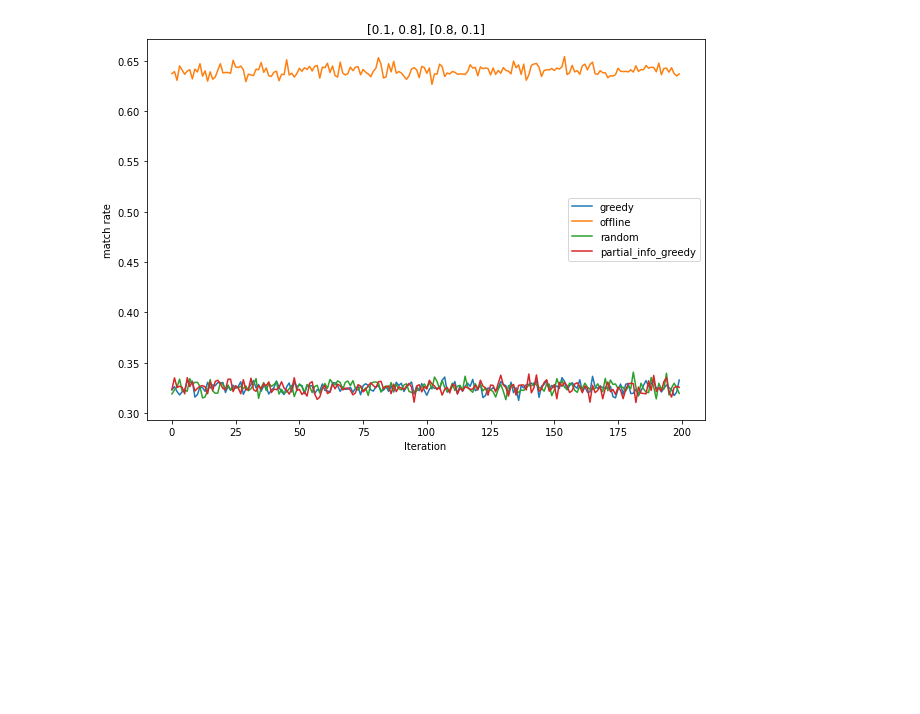
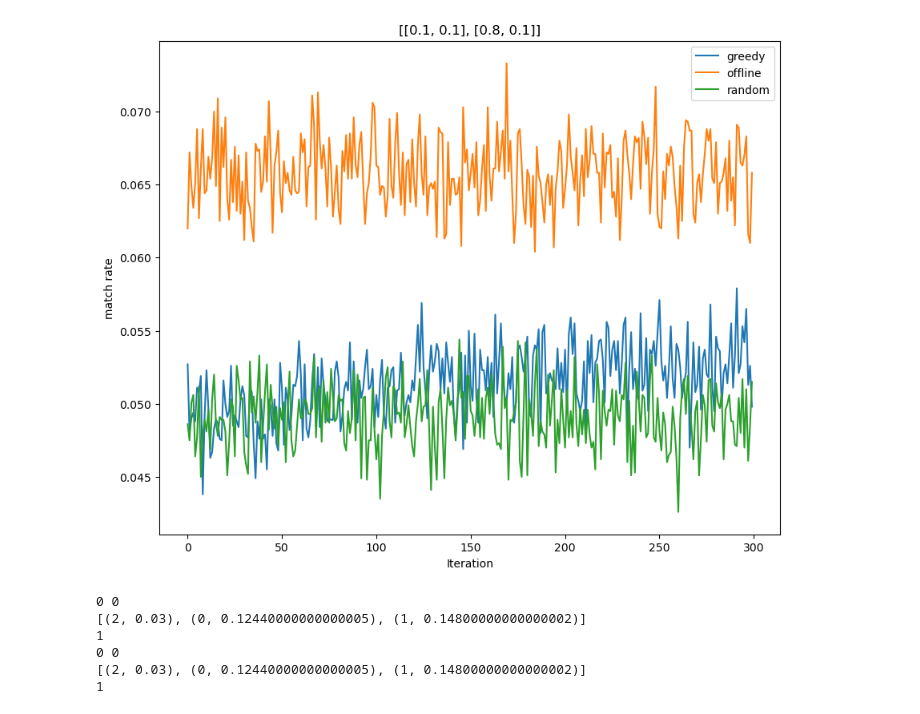
Before and after one commit to ppxwdy/capture_uncertain_in_dating, a Jupyter notebook: charts.ipynb, the cells around one changed output. Cells and saved outputs as stored; diff of their text form; code cells hidden in the pictures; blank space fills up the shorter version.

```diff
--- a/charts.ipynb
+++ b/charts.ipynb
@@ -37,10 +43,10 @@ plt.show()
 # %%
 N = 10000
-T = 200
-match_prob = [[0.1, 0.8], [0.8, 0.1]]
-ratio1 = 0.5
-ratio2 = 0.5
-initial_guess = [0.5, 0.5]
-r_s, r_o, r_r, = simulator(N, T, match_prob, ratio1, ratio2, initial_guess)
+T = 300
+match_prob = [[0.1, 0.1], [0.8, 0.1]]
+ratio1 = 0.6
+ratio2 = 0.2
+initial_guess = [ratio1, ratio2]
+r_s, r_o, r_r, _= simulation(N, T, match_prob, ratio1, ratio2, initial_guess)
 
-partial_s, partial_o, partial_r, = simulator(N, T, match_prob, ratio1, ratio2, initial_guess, full_info=False)
+partial_s, partial_o, partial_r, partial_e = simulation(N, T, match_prob, ratio1, ratio2, initial_guess, full_info=False)
@@ -47,33 +64,40 @@ partial_s, partial_o, partial_r, = simulator(N, T, match_prob, ratio1, ratio2, i
 # %%
-plt.figure(figsize=(10, 7))
+plt.figure(figsize=(10, 8))
 r_s_ = [i/N for i in r_s]
 r_o_ = [i/N for i in r_o]
 r_r_ = [i/N for i in r_r]
 # r_e_ = [i/N for i in r_e]
 p_s_ = [i/N for i in partial_s]
-# p_e_ = [i/N for i in partial_e]
+p_e_ = [i/N for i in partial_e]
 plt.plot([i for i in range(T)], r_s_, label='greedy')
 plt.plot([i for i in range(T)], r_o_, label='offline')
 plt.plot([i for i in range(T)], r_r_, label='random')
 # plt.plot([i for i in range(T)], r_e_, label='epsilon-greedy')
-plt.plot([i for i in range(T)], p_s_, label='partial_info_greedy')
+# plt.plot([i for i in range(T)], p_s_, label='partial_info_greedy')
 # plt.plot([i for i in range(T)], p_e_, label='partial_info_e_greedy')
 
 plt.xlabel('Iteration')
 plt.ylabel('match rate')
-plt.title('[0.1, 0.8], [0.8, 0.1]')
+plt.title(f'{match_prob}')
 plt.legend()
 plt.show()
 # %% [output]
-[figure, old version]
+[figure, new version]
 # %%
 N = 10000
-T = 200
-match_prob = [[1, 1], [1, 0]]
-ratio1 = 0.5
-ratio2 = 0.5
-initial_guess = [0.5, 0.5]
-r_s, r_o, r_r = simulator(N, T, match_prob, ratio1, ratio2, initial_guess)
+T = 100
+match_prob = [[0.8, 0.3], [0.1, 0.1]]
+ratio1 = 0.8
+ratio2 = 0.2
+initial_guess = [ratio1, ratio2]
+r_s, r_o, r_r, _= simulation(N, T, match_prob, ratio1, ratio2, initial_guess)
 
-partial_s, partial_o, partial_r = simulator(N, T, match_prob, ratio1, ratio2, initial_guess, full_info=False)
+partial_s, partial_o, partial_r, partial_e = simulation(N, T, match_prob, ratio1, ratio2, initial_guess, full_info=False)
+# %% [output]
+0 0
+[(2, 0.03), (0, 0.12440000000000005), (1, 0.14800000000000002)]
+1
+0 0
+[(2, 0.03), (0, 0.12440000000000005), (1, 0.14800000000000002)]
+1
 # %%
```
Also changed, not shown: parts of 13 cells of this notebook, 8 other files.
